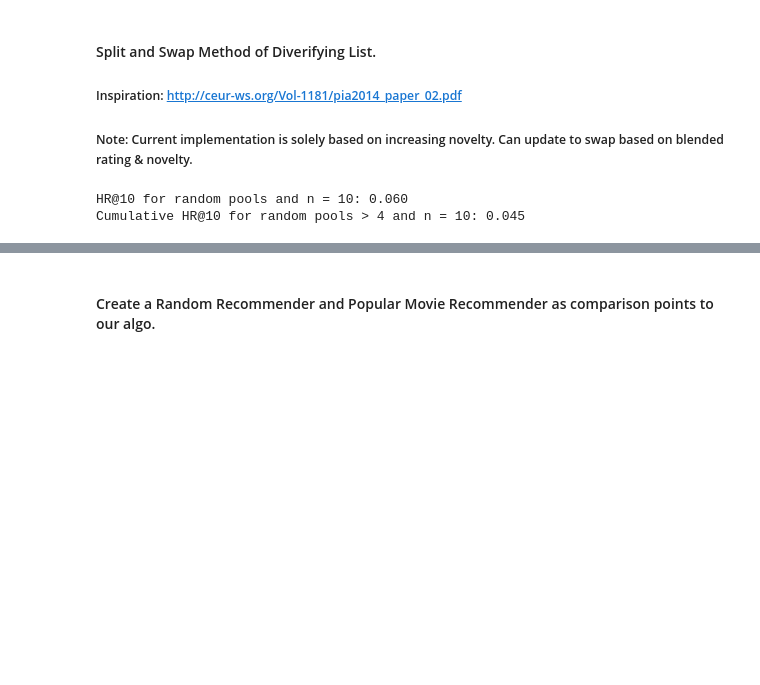
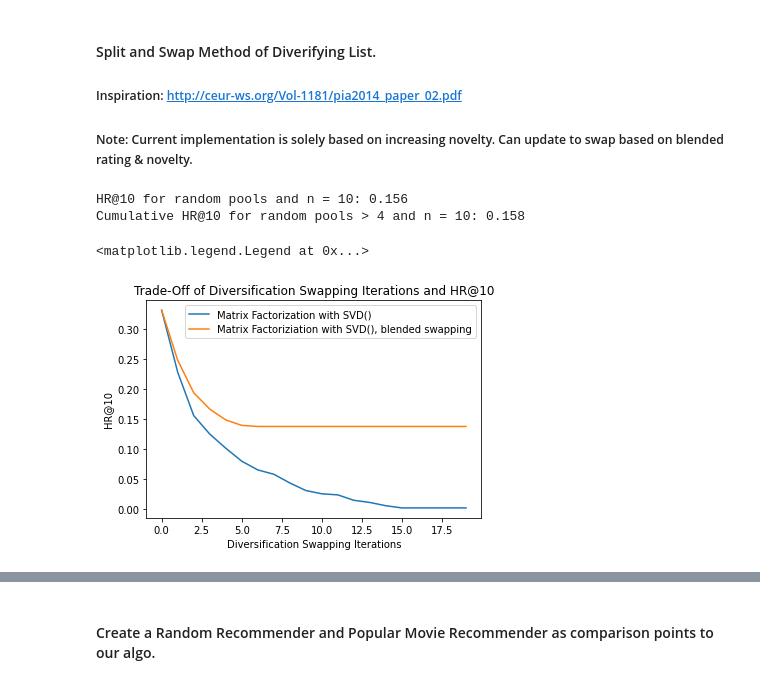
Before and after one commit to bdougall/W207_movies, a Jupyter notebook: jerico_notebook_2.ipynb, the cells around one changed output, grey strips where cells are left out. Drawn from its saved outputs; the diff is of its cells as text; code cells hidden in the pictures; blank space fills up the shorter version.

```diff
--- a/jerico_notebook_2.ipynb
+++ b/jerico_notebook_2.ipynb
@@ -970,8 +1117,77 @@ diversified_evaluation_pools
 #Calculate diversified hit rate
 hit_rate_diversified_pools = calc_hit_rate_pools(diversified_evaluation_pools, dev_df)
 hit_rate_diversified_pools_with_cutoff =  calc_hit_rate_pools_with_cutoff(diversified_evaluation_pools, dev_df, rating_cutoff=4)
-print(f'HR@10 for random pools and n = {n}: {hit_rate_diversified_pools:.3f}')
-print(f'Cumulative HR@10 for random pools > {ratingCutoff} and n = {n}: {hit_rate_diversified_pools_with_cutoff:.3f}')
+print(f'HR@10 for random pools and n = 10: {hit_rate_diversified_pools:.3f}')
+print(f'Cumulative HR@10 for random pools > 4 and n = 10: {hit_rate_diversified_pools_with_cutoff:.3f}')
 # %% [output]
-HR@10 for random pools and n = 10: 0.060
-Cumulative HR@10 for random pools > 4 and n = 10: 0.045
+HR@10 for random pools and n = 10: 0.156
+Cumulative HR@10 for random pools > 4 and n = 10: 0.158
+# %%
+#Calculate average novelty, average rating, and hit rate for the top 10 of final sorted_evaluation_pool.
+
+def summaryStats(diversified_evaluation_pools, test_df, rating_cutoff = None):
+    hit_rate_diversified_pools = calc_hit_rate_pools(diversified_evaluation_pools, test_df)
+    hit_rate_diversified_pools_with_cutoff =  calc_hit_rate_pools_with_cutoff(diversified_evaluation_pools, dev_df, rating_cutoff=rating_cutoff)
+
+    total_est_rating = 0
+    total_novelty = 0
+    total_items = 0
+    for userID in diversified_evaluation_pools.keys():
+        for tup in diversified_evaluation_pools[userID][:10]:
+            total_est_rating += tup[1]
+            total_novelty += tup[2]
+            total_items += 1
+
+    avg_est_rating  = total_est_rating / total_items
+    avg_novelty = total_novelty / total_items
+
+    return hit_rate_diversified_pools, hit_rate_diversified_pools_with_cutoff, avg_est_rating, avg_novelty
+# %%
+#Plot our novelty / HR@10 tradeoff by increasing number of iterations of our dviersificationSwap.
+method = []
+average_novelty = []
+hit_rate = []
+
+method_blended = []
+average_novelty_blended = []
+hit_rate_blended = []
+
+hit_rate_cutoff = []
+hit_rate_cutoff_blended = []
+
+swapping_iterations = []
+swapping_iterations_blended = []
+
+for i in range(0,20):
+    diversified_evaluation_pools = diversificationSwap(topNPredicted_Split, nextNPredicted_Split, remainingNPredicted_Split, iterations = i)
+    diversified_evaluation_pools_blended = diversificationSwapBlended(topNPredicted_Split, nextNPredicted_Split, remainingNPredicted_Split, iterations = i, w1 = 0.7, w2 = 0.3)
+    hit_rate_diversified_pools, hit_rate_diversified_pools_with_cutoff, avg_est_rating, avg_novelty = summaryStats(diversified_evaluation_pools, dev_df, rating_cutoff = 4)
+    hit_rate_diversified_pools_blended, hit_rate_diversified_pools_with_cutoff_blended, avg_est_rating_blended, avg_novelty_blended = summaryStats(diversified_evaluation_pools_blended, dev_df, rating_cutoff = 4)
+    model = 'Matrix Factorization with SVD()'
+    blended_model = 'Matrix Factoriziation with SVD(), blended swapping'
+
+    method.append(model)
+    method_blended.append(model)
+
+    average_novelty.append(avg_novelty)
+    average_novelty_blended.append(avg_novelty_blended)
+
+    swapping_iterations.append(i)
+    swapping_iterations_blended.append(i)
+
+    hit_rate.append(hit_rate_diversified_pools)
+    hit_rate_blended.append(hit_rate_diversified_pools_blended)
+
+    hit_rate_cutoff.append(hit_rate_diversified_pools_with_cutoff)
+    hit_rate_cutoff_blended.append(hit_rate_diversified_pools_with_cutoff_blended)
+
+
+plt.plot(swapping_iterations, hit_rate, label = 'Matrix Factorization with SVD()')
+plt.plot(swapping_iterations_blended, hit_rate_blended, label = 'Matrix Factoriziation with SVD(), blended swapping')
+plt.title("Trade-Off of Diversification Swapping Iterations and HR@10")
+plt.xlabel("Diversification Swapping Iterations")
+plt.ylabel("HR@10")
+plt.legend(loc = 'best')
+# %% [output]
+<matplotlib.legend.Legend at 0x...>
+[figure, added]
```
Also changed, not shown: parts of 43 cells of this notebook.
